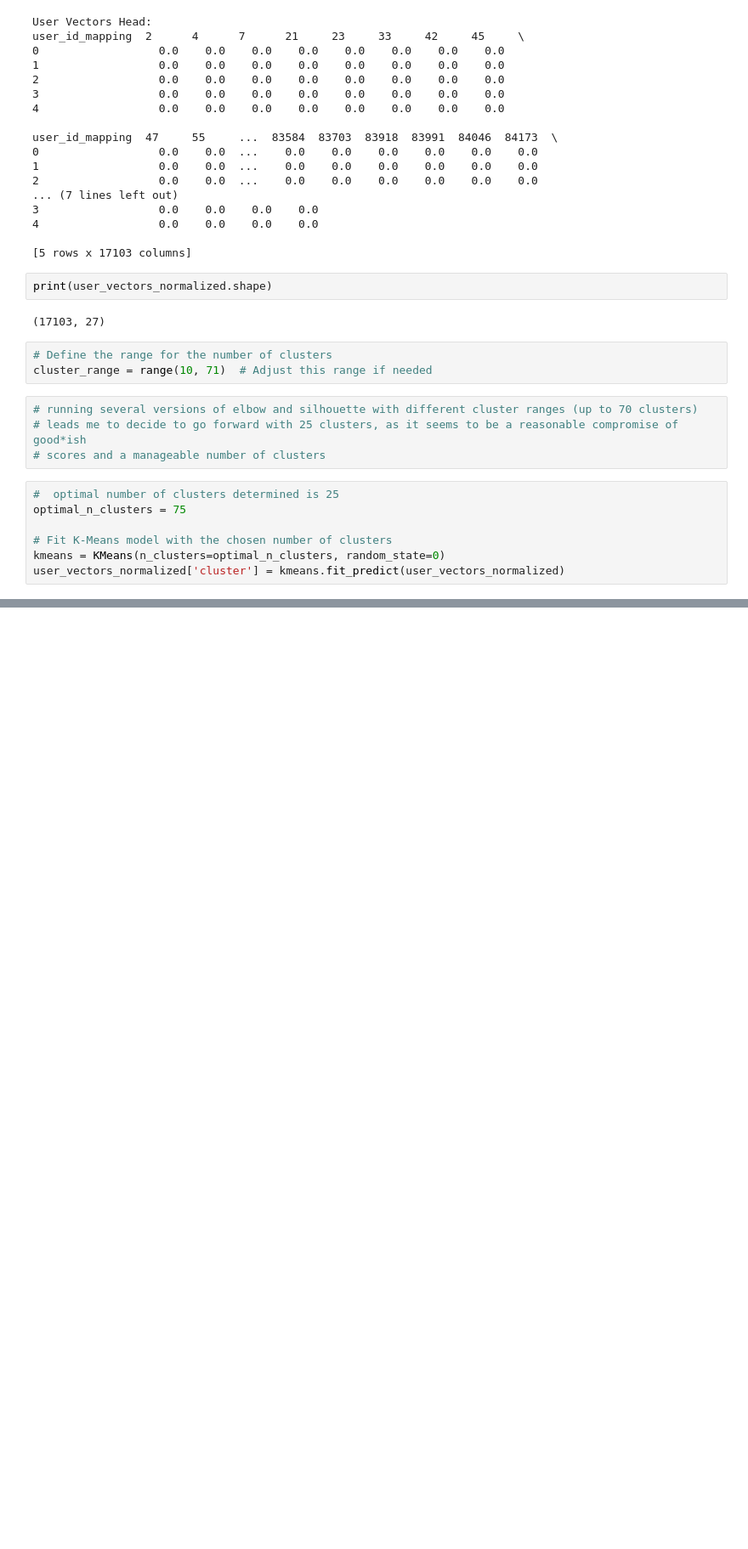
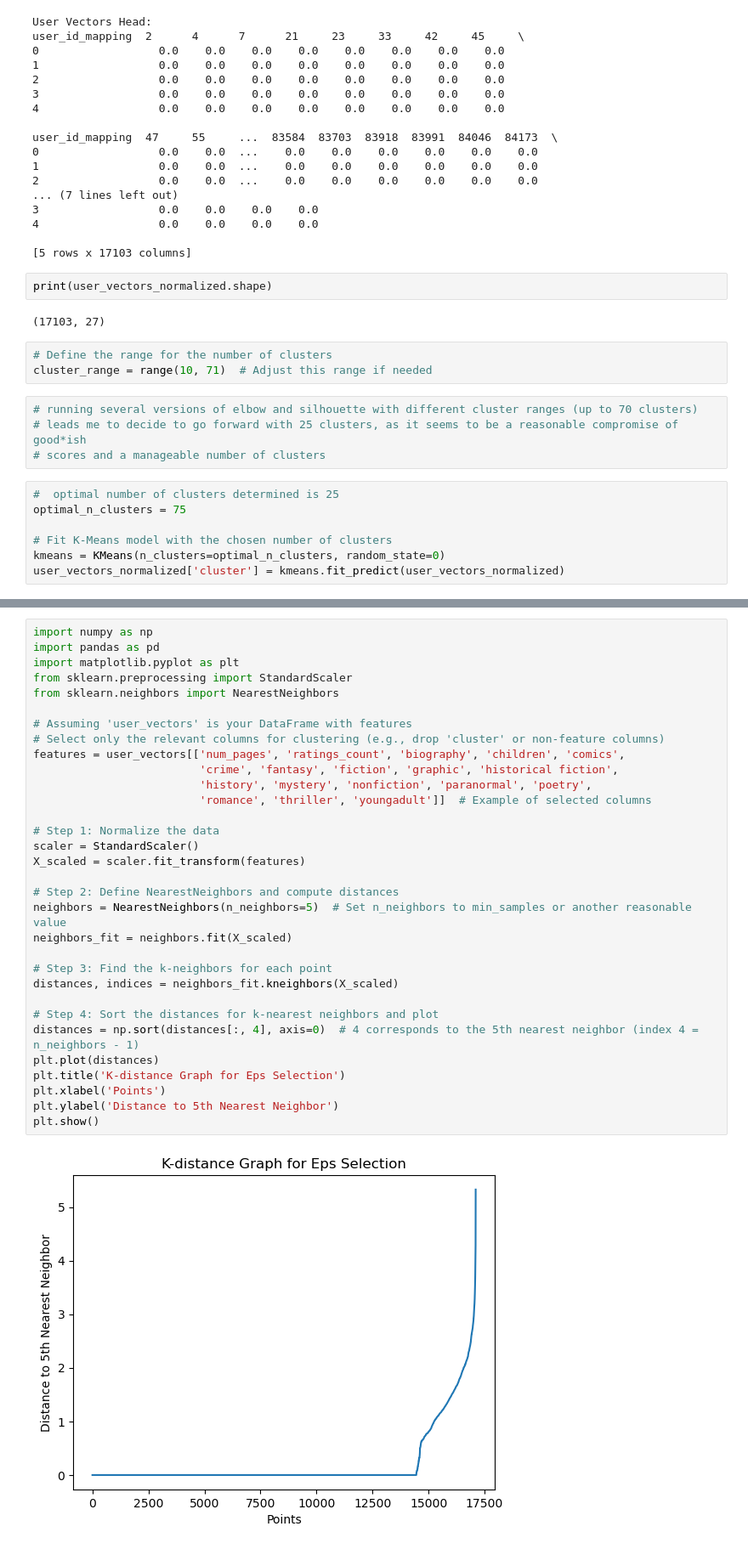
Before and after one commit to LeaKleemann/HA_MaschinellesLernen_MADS23oB, a Jupyter notebook: userlcuster05dbscan.ipynb, the cells around one changed output, grey strips where cells are left out. Shown at 85% size. Drawn from its saved outputs; the diff is of its cells as text; blank space fills up the shorter version.

```diff
--- a/userlcuster05dbscan.ipynb
+++ b/userlcuster05dbscan.ipynb
@@ -548,0 +638,34 @@ plt.show()
+# %%
+import numpy as np
+import pandas as pd
+import matplotlib.pyplot as plt
+from sklearn.preprocessing import StandardScaler
+from sklearn.neighbors import NearestNeighbors
+
+# Assuming 'user_vectors' is your DataFrame with features
+# Select only the relevant columns for clustering (e.g., drop 'cluster' or non-feature columns)
+features = user_vectors[['num_pages', 'ratings_count', 'biography', 'children', 'comics',
+                         'crime', 'fantasy', 'fiction', 'graphic', 'historical fiction',
+                         'history', 'mystery', 'nonfiction', 'paranormal', 'poetry',
+                         'romance', 'thriller', 'youngadult']]  # Example of selected columns
+
+# Step 1: Normalize the data
+scaler = StandardScaler()
+X_scaled = scaler.fit_transform(features)
+
+# Step 2: Define NearestNeighbors and compute distances
+neighbors = NearestNeighbors(n_neighbors=5)  # Set n_neighbors to min_samples or another reasonable value
+neighbors_fit = neighbors.fit(X_scaled)
+
+# Step 3: Find the k-neighbors for each point
+distances, indices = neighbors_fit.kneighbors(X_scaled)
+
+# Step 4: Sort the distances for k-nearest neighbors and plot
+distances = np.sort(distances[:, 4], axis=0)  # 4 corresponds to the 5th nearest neighbor (index 4 = n_neighbors - 1)
+plt.plot(distances)
+plt.title('K-distance Graph for Eps Selection')
+plt.xlabel('Points')
+plt.ylabel('Distance to 5th Nearest Neighbor')
+plt.show()
+# %% [output]
+[figure, added]
```
Also changed, not shown: parts of 11 cells of this notebook, 1 other file.
